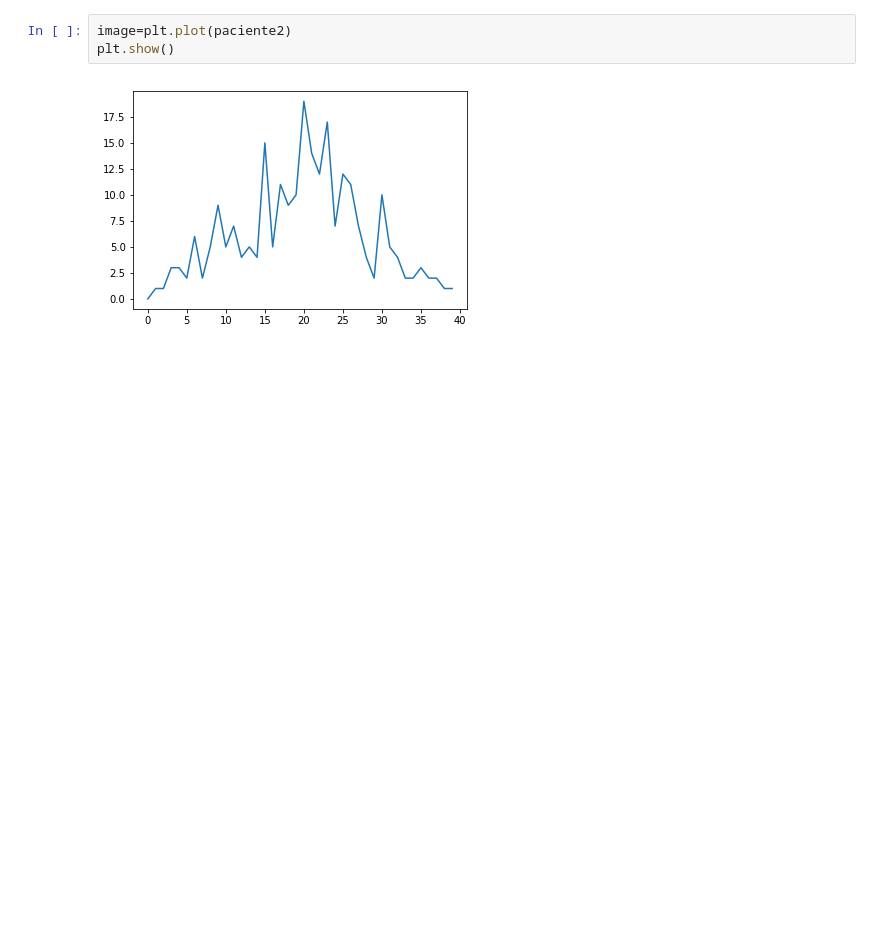
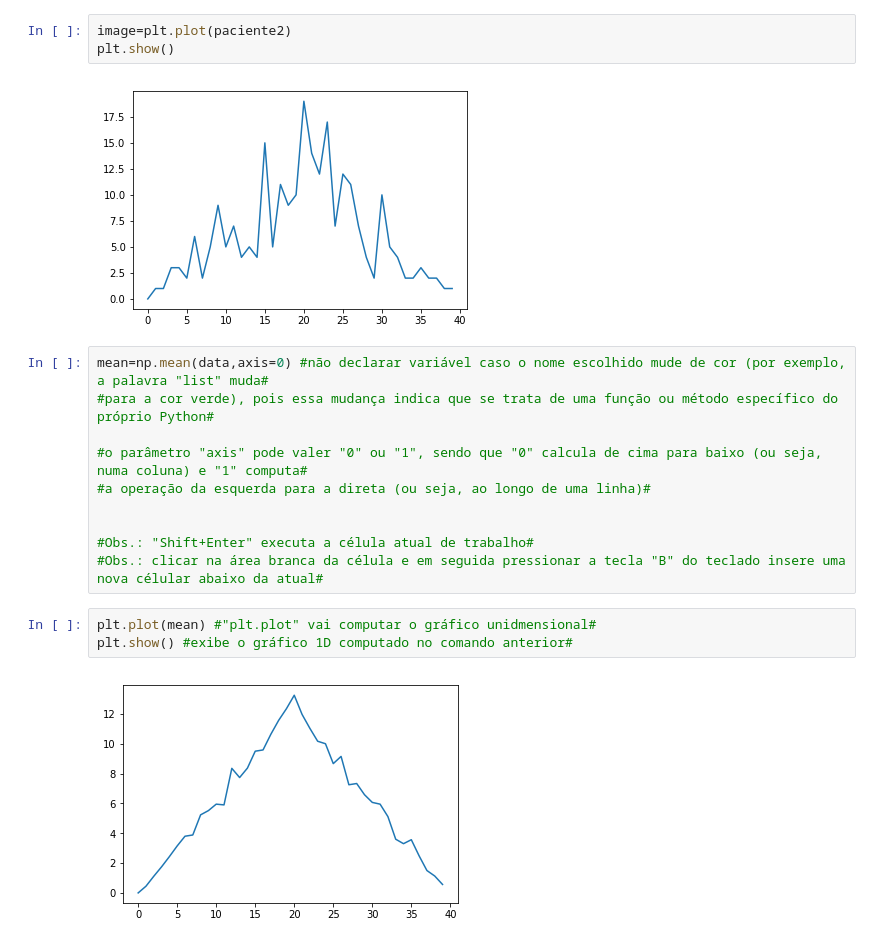
Before and after one commit to HUGOROCHABRAZIL/Python_classes, a Jupyter notebook: code/Untitled.ipynb, the cells around one changed output. Cells and saved outputs as stored; diff of their text form; blank space fills up the shorter version.

```diff
--- a/code/Untitled.ipynb
+++ b/code/Untitled.ipynb
@@ -206,3 +207,18 @@ image=plt.plot(paciente2)
 plt.show()
 # %% [output]
 [figure]
+# %%
+mean=np.mean(data,axis=0) #não declarar variável caso o nome escolhido mude de cor (por exemplo, a palavra "list" muda#
+#para a cor verde), pois essa mudança indica que se trata de uma função ou método específico do próprio Python#
+
+#o parâmetro "axis" pode valer "0" ou "1", sendo que "0" calcula de cima para baixo (ou seja, numa coluna) e "1" computa#
+#a operação da esquerda para a direta (ou seja, ao longo de uma linha)#
+
+
+#Obs.: "Shift+Enter" executa a célula atual de trabalho#
+#Obs.: clicar na área branca da célula e em seguida pressionar a tecla "B" do teclado insere uma nova célular abaixo da atual#
+# %%
+plt.plot(mean) #"plt.plot" vai computar o gráfico unidmensional#
+plt.show() #exibe o gráfico 1D computado no comando anterior#
+# %% [output]
+[figure, added]
```
Also changed, not shown: parts of 16 cells of this notebook.
